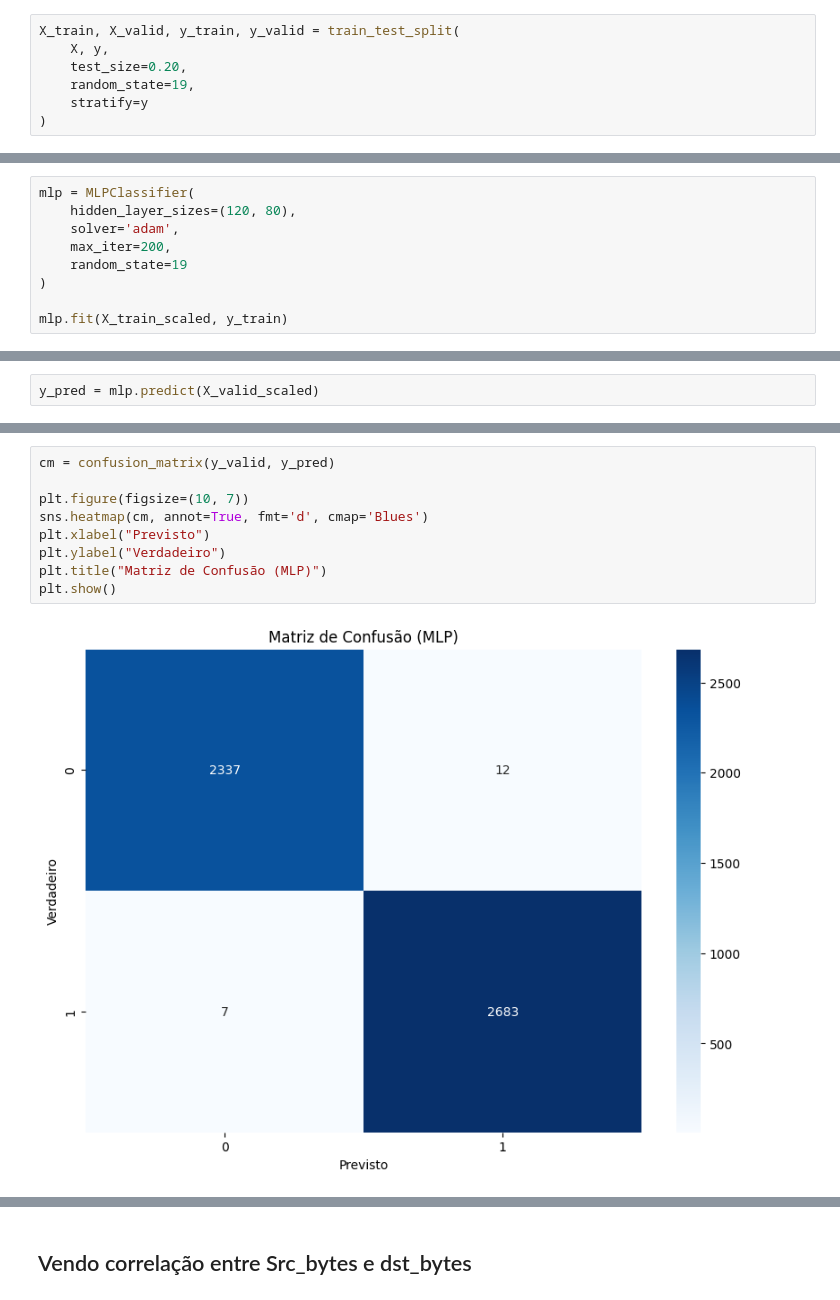
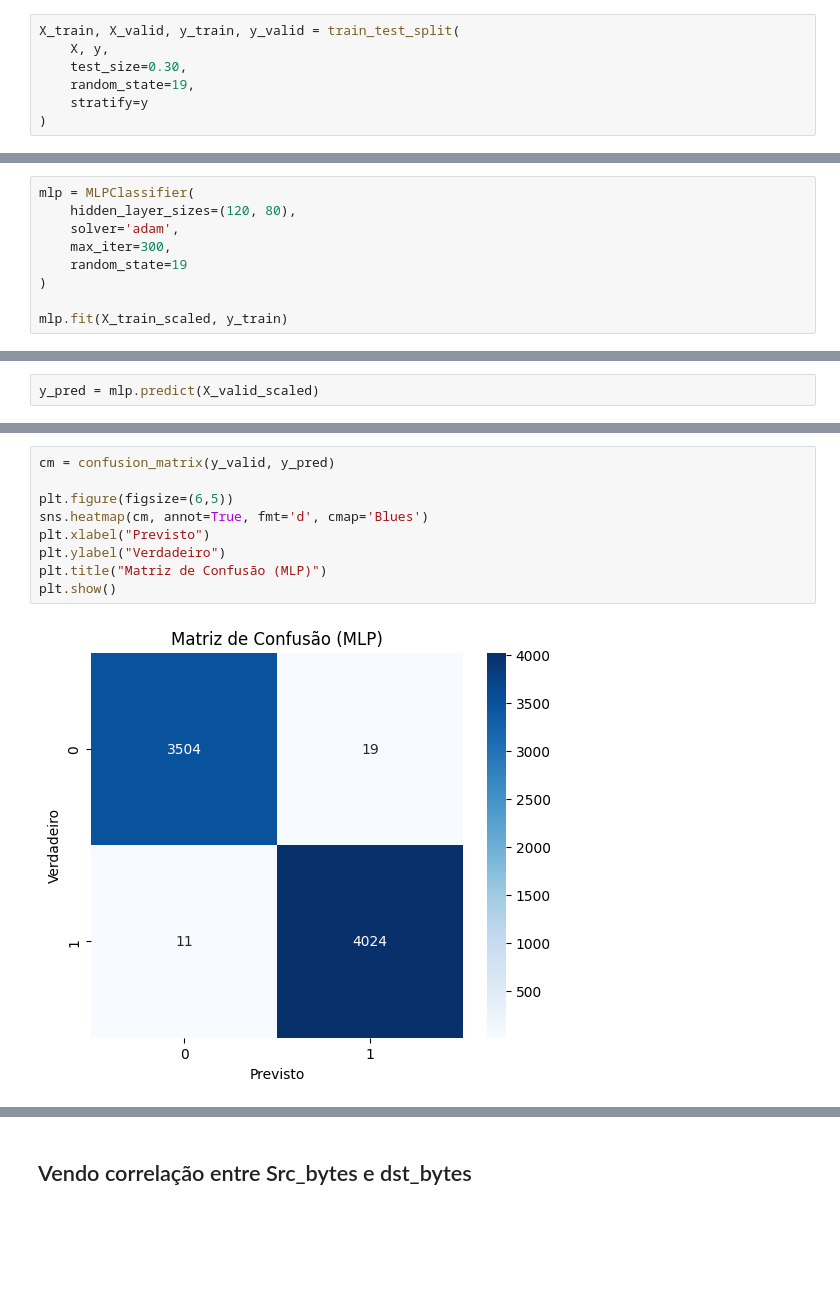
Before and after one commit to Jolusca/net-intrusion, a Jupyter notebook: Ataque-Intrusao-machine/RedeNeural_MLP.ipynb, the cells around one changed output, grey strips where cells are left out. Saved outputs shown, nothing was run; the diff lists cells and outputs as text; blank space fills up the shorter version.

```diff
--- a/Ataque-Intrusao-machine/RedeNeural_MLP.ipynb
+++ b/Ataque-Intrusao-machine/RedeNeural_MLP.ipynb
@@ -43,7 +79,7 @@ y = train_df["class"]
 # %%
 X_train, X_valid, y_train, y_valid = train_test_split(
     X, y,
-    test_size=0.20,
+    test_size=0.30,
     random_state=19,
     stratify=y
 )
@@ -62,7 +100,7 @@ X_valid_scaled = scaler.transform(X_valid)
 mlp = MLPClassifier(
     hidden_layer_sizes=(120, 80),
     solver='adam',
-    max_iter=200,
+    max_iter=300,
     random_state=19
 )
 
@@ -92,12 +151,12 @@ weighted avg       1.00      1.00      1.00      5039
 # %%
 cm = confusion_matrix(y_valid, y_pred)
 
-plt.figure(figsize=(10, 7))
+plt.figure(figsize=(6,5))
 sns.heatmap(cm, annot=True, fmt='d', cmap='Blues')
 plt.xlabel("Previsto")
 plt.ylabel("Verdadeiro")
 plt.title("Matriz de Confusão (MLP)")
 plt.show()
 # %% [output]
-[figure, old version]
+[figure, new version]
 # %%
```
Also changed, not shown: parts of 13 cells of this notebook, 2 other files.
